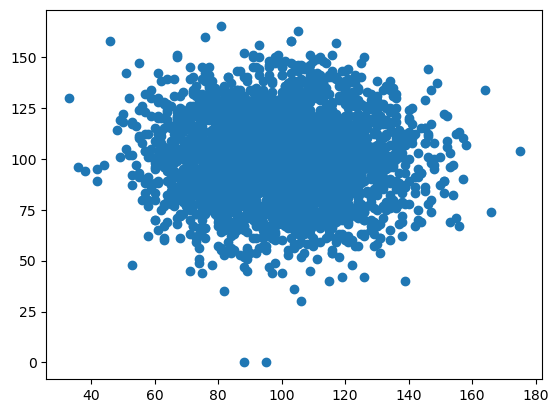
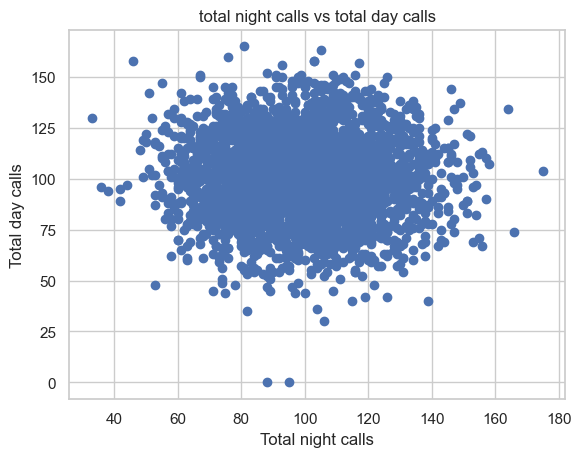
Code edit (unified diff) that turned the first committed figure into the second:
--- before
+++ after
@@ -1,2 +1,6 @@
 fig, ax = plt.subplots()
 ax.scatter(data['total night calls'], data['total day calls'])
+plt.title('total night calls vs total day calls')
+ax.set_ylabel("Total day calls")
+ax.set_xlabel("Total night calls")
+plt.show()

Commit: main_update